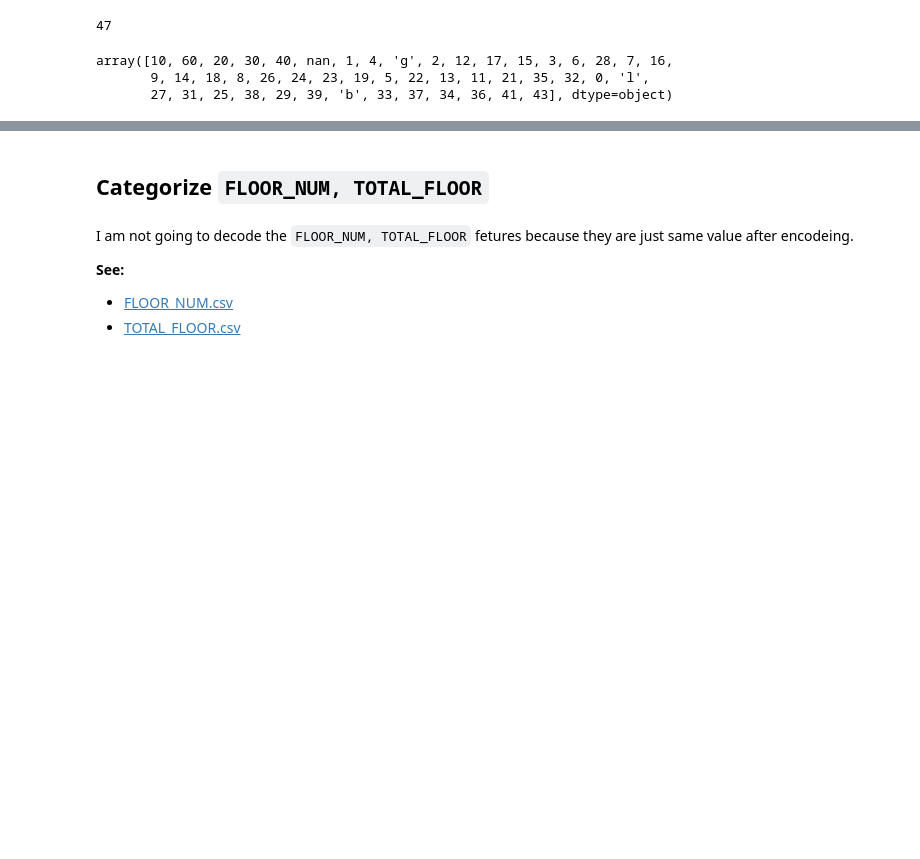
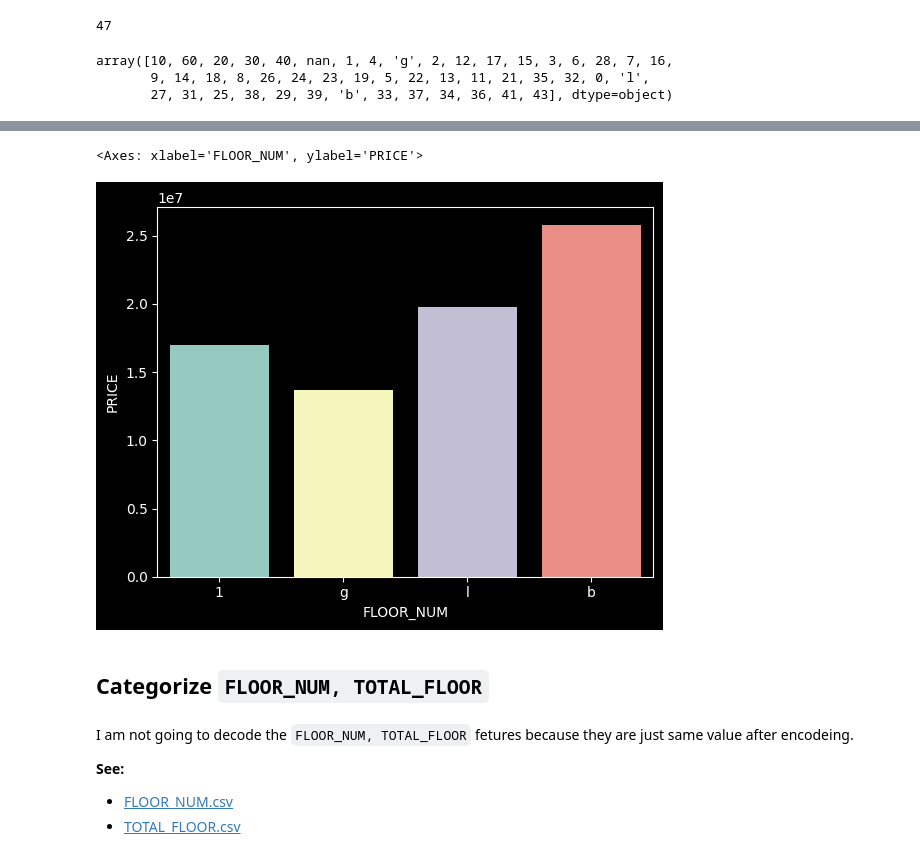
Before and after one commit to arv-anshul/campusx-project-notebooks, a Jupyter notebook: new_notebooks/1.2_FEAT_ENG.ipynb, the cells around one changed output, grey strips where cells are left out. Drawn from its saved outputs; the diff is of its cells as text; code cells hidden in the pictures; blank space fills up the shorter version.

```diff
--- a/new_notebooks/1.2_FEAT_ENG.ipynb
+++ b/new_notebooks/1.2_FEAT_ENG.ipynb
@@ -496,3 +530,14 @@ array([10, 60, 20, 30, 40, nan, 1, 4, 'g', 2, 12, 17, 15, 3, 6, 28, 7, 16,
+# %%
+sns.barplot(
+    df.query("FLOOR_NUM==['g','b','l','m',1]"),
+    x="FLOOR_NUM",
+    y="PRICE",
+    estimator="median",
+    errorbar=("ci", 0),
+)
+# %% [output]
+<Axes: xlabel='FLOOR_NUM', ylabel='PRICE'>
+[figure, added]
 # %% [markdown]
 ## Categorize `FLOOR_NUM, TOTAL_FLOOR`
 # %% [markdown]
```
Also changed, not shown: parts of 44 cells of this notebook.
